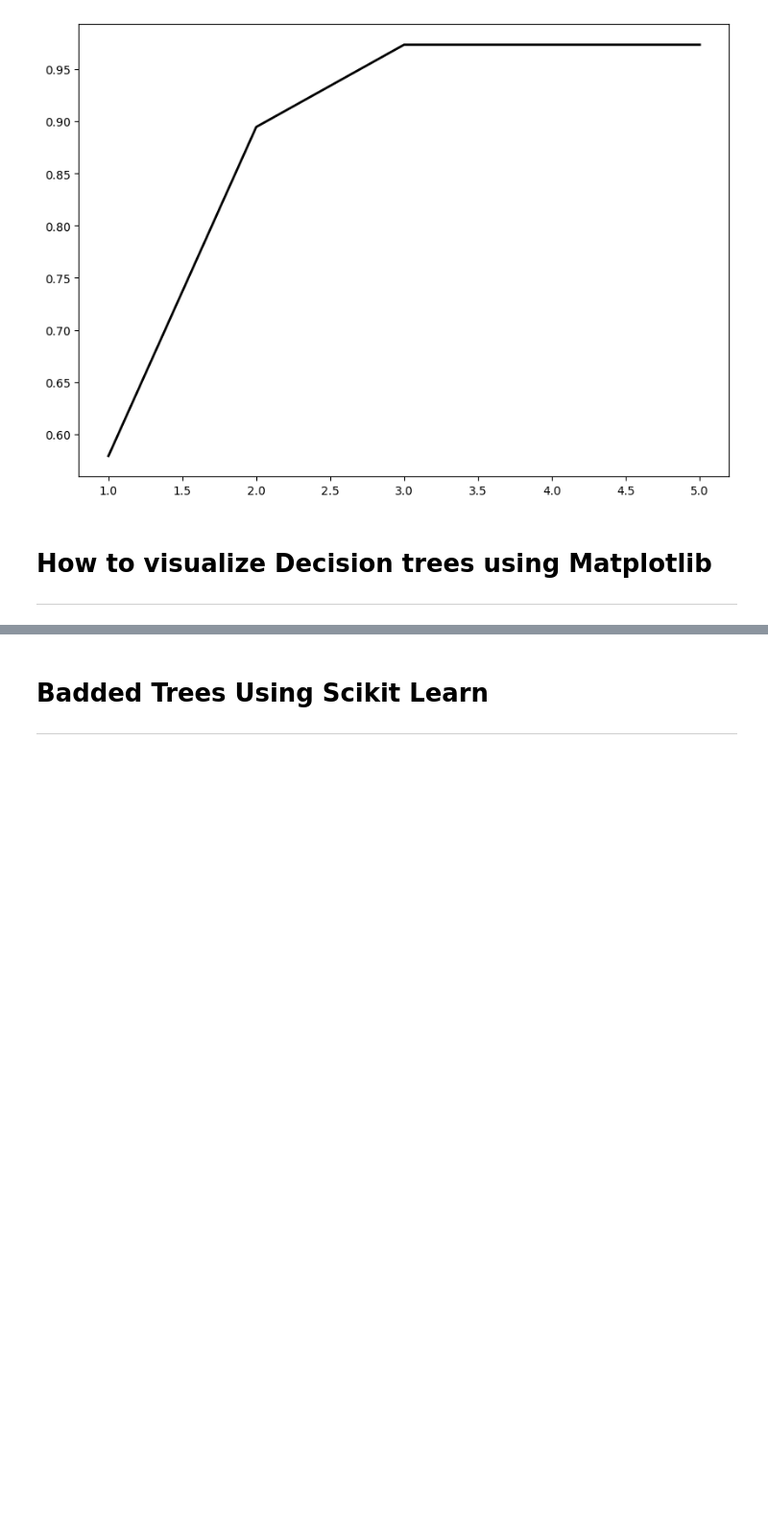
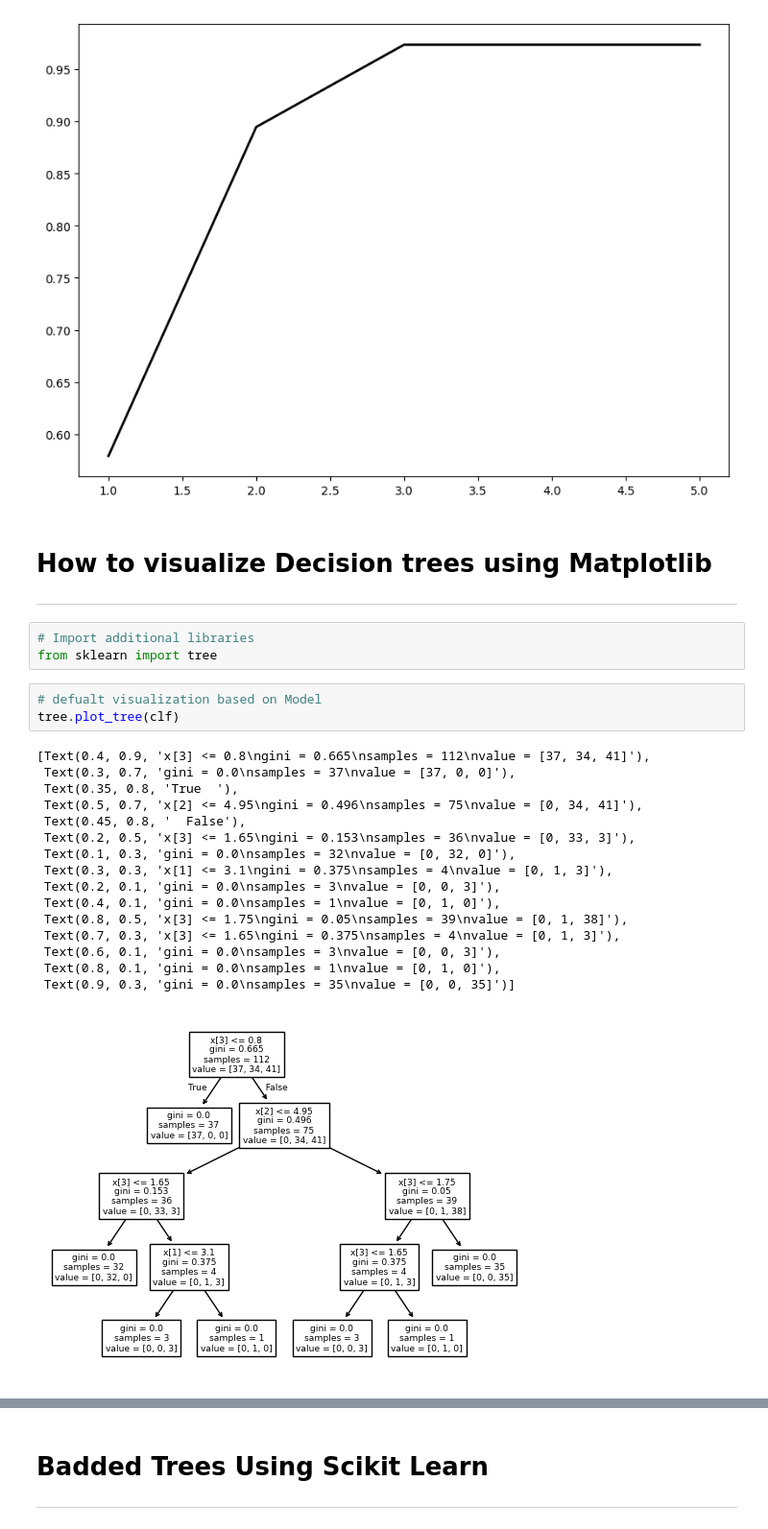
Before and after one commit to FranciscoNav/springboard, a Jupyter notebook: Decision_Trees.ipynb, the cells around one changed output, grey strips where cells are left out. Shown: that part at 96% size. Cells and saved outputs as stored; diff of their text form; blank space fills up the shorter version.

```diff
--- a/Decision_Trees.ipynb
+++ b/Decision_Trees.ipynb
@@ -83,3 +83,26 @@ ax.plot(max_depth_range, accuracy, lw=2, color='k')
 # **How to visualize Decision trees using Matplotlib**
 
 ---
+# %%
+# Import additional libraries
+from sklearn import tree
+# %%
+# defualt visualization based on Model
+tree.plot_tree(clf)
+# %% [output]
+[Text(0.4, 0.9, 'x[3] <= 0.8\ngini = 0.665\nsamples = 112\nvalue = [37, 34, 41]'),
+ Text(0.3, 0.7, 'gini = 0.0\nsamples = 37\nvalue = [37, 0, 0]'),
+ Text(0.35, 0.8, 'True  '),
+ Text(0.5, 0.7, 'x[2] <= 4.95\ngini = 0.496\nsamples = 75\nvalue = [0, 34, 41]'),
+ Text(0.45, 0.8, '  False'),
+ Text(0.2, 0.5, 'x[3] <= 1.65\ngini = 0.153\nsamples = 36\nvalue = [0, 33, 3]'),
+ Text(0.1, 0.3, 'gini = 0.0\nsamples = 32\nvalue = [0, 32, 0]'),
+ Text(0.3, 0.3, 'x[1] <= 3.1\ngini = 0.375\nsamples = 4\nvalue = [0, 1, 3]'),
+ Text(0.2, 0.1, 'gini = 0.0\nsamples = 3\nvalue = [0, 0, 3]'),
+ Text(0.4, 0.1, 'gini = 0.0\nsamples = 1\nvalue = [0, 1, 0]'),
+ Text(0.8, 0.5, 'x[3] <= 1.75\ngini = 0.05\nsamples = 39\nvalue = [0, 1, 38]'),
+ Text(0.7, 0.3, 'x[3] <= 1.65\ngini = 0.375\nsamples = 4\nvalue = [0, 1, 3]'),
+ Text(0.6, 0.1, 'gini = 0.0\nsamples = 3\nvalue = [0, 0, 3]'),
+ Text(0.8, 0.1, 'gini = 0.0\nsamples = 1\nvalue = [0, 1, 0]'),
+ Text(0.9, 0.3, 'gini = 0.0\nsamples = 35\nvalue = [0, 0, 35]')]
+[figure, added]
```
Also changed, not shown: parts of 1 cell of this notebook.
